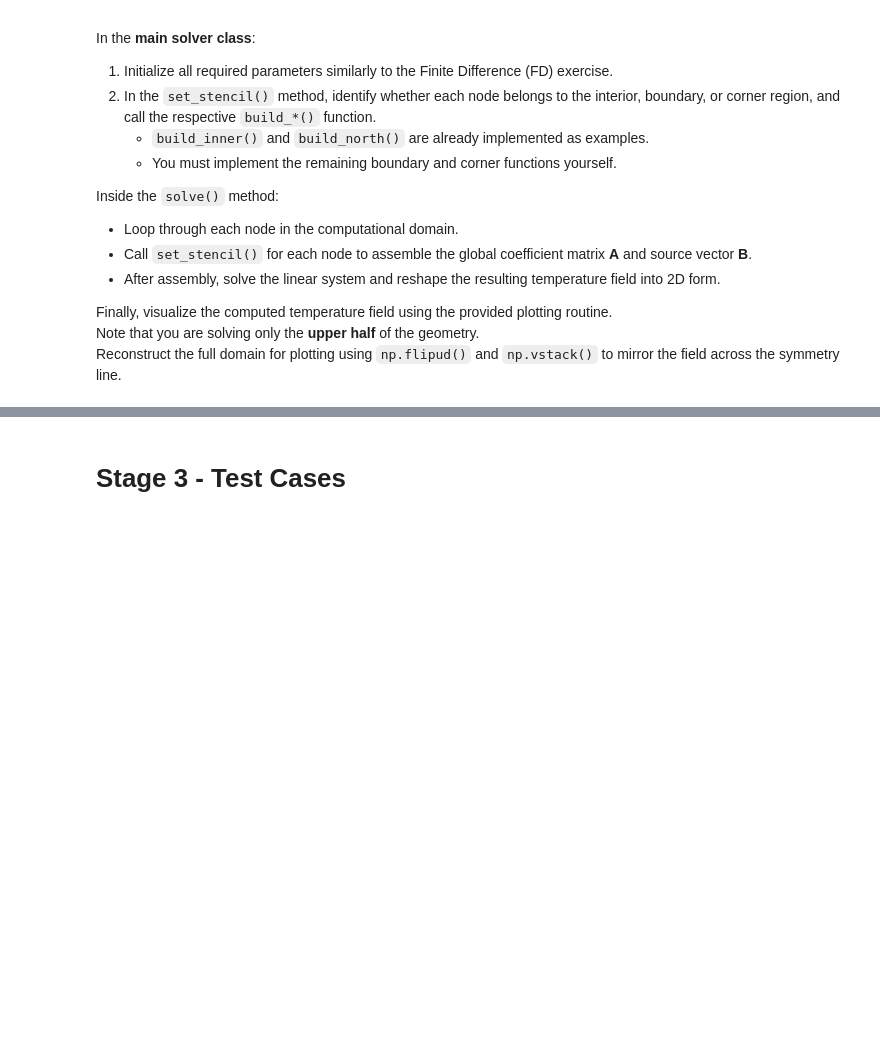
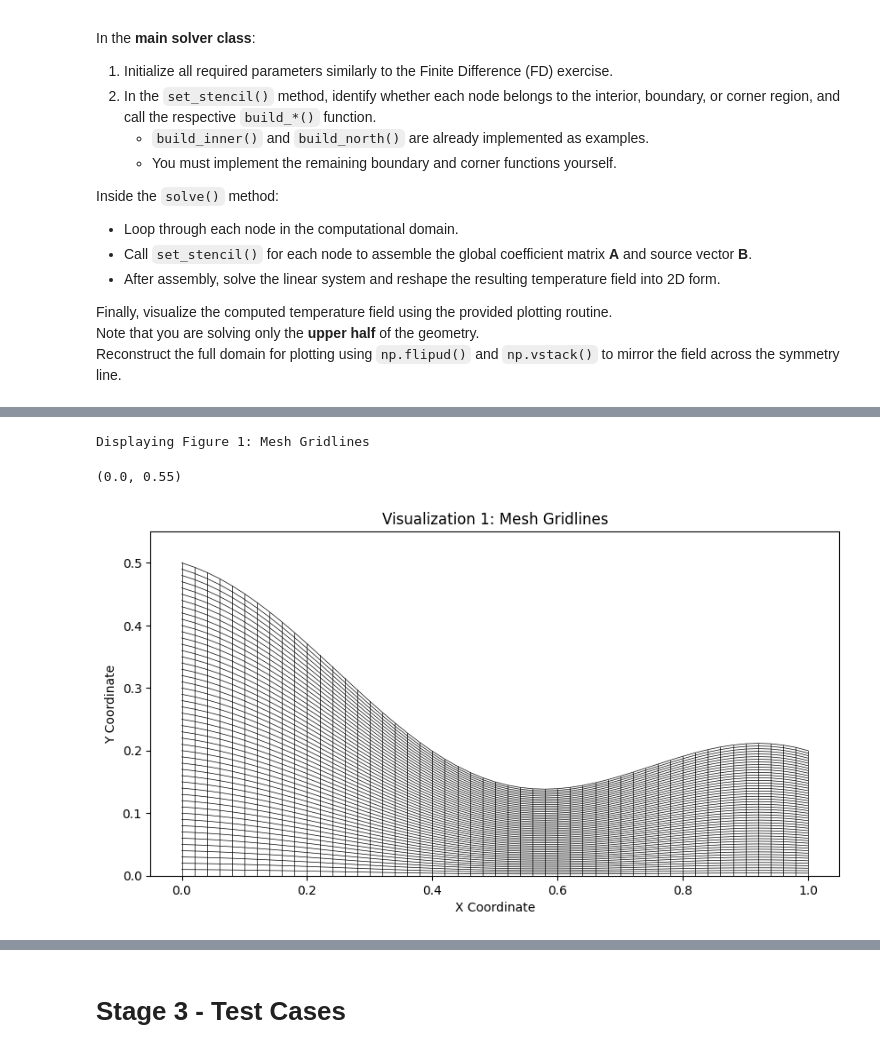
Before and after one commit to Nik0k01/CTFD, a Jupyter notebook: notebooks/Nikodem_Dabrowski_ex3.ipynb, the cells around one changed output, grey strips where cells are left out. Cells and saved outputs as stored; diff of their text form; code cells hidden in the pictures; blank space fills up the shorter version.

```diff
--- a/notebooks/Nikodem_Dabrowski_ex3.ipynb
+++ b/notebooks/Nikodem_Dabrowski_ex3.ipynb
@@ -116,11 +116,54 @@ def setUpMesh(nodes_x, nodes_y, length, formfunction, shape):
     # X - matrix of x coordinates
     # Y - matrix of y coordinates
     X = np.linspace(0, length, nodes_x)
+    # Y cooridnates of the northern boundary
     north_shape = formfunction(X, shape)
     Y = np.ones((nodes_x, nodes_y))
+    for j in np.arange(nodes_y):
+        Y[:, j] = np.linspace(north_shape[j], 0, nodes_y)
 
+    X = np.ones((nodes_x, nodes_y)) * X
 
     return X , Y
+# %%
+# if you fail to implement linear, go with rectangular case!
+shape =  'crazy'    # 'rectangular', 'linear',  'quadratic', 'crazy'
+
+l = 1
+dimX = 51
+dimY = 51
+
+boundary =   ['D', 'N', 'D', 'D'] # [N,S,W,E] : D : Dirichlet, N : Neumann, R : Robin
+TD =  [100 , 100 , 300 , 100] # [N,S,W,E]
+alpha = 20
+Tinf = 90
+q = 0
+
+X, Y = setUpMesh(dimX, dimY, l, formfunction, shape)
+# %%
+print("Displaying Figure 1: Mesh Gridlines")
+fig1, ax1 = plt.subplots(figsize=(10, 6))
+
+# Matplotlib's plot() function is smart:
+# - plot(X, Y) plots all columns of X against all columns of Y.
+# - plot(X.T, Y.T) plots all rows (transposed to be columns)
+
+# Plot the "vertical" mesh lines (columns)
+ax1.plot(X, Y, color='black', lw=0.5)
+# Plot the "horizontal" mesh lines (rows)
+ax1.plot(X.T, Y.T, color='black', lw=0.5)
+
+# Set plot properties
+ax1.set_title('Visualization 1: Mesh Gridlines')
+ax1.set_xlabel('X Coordinate')
+ax1.set_ylabel('Y Coordinate')
+# Using 'equal' aspect ratio is crucial for seeing the mesh's true shape
+ax1.set_aspect('equal')
+ax1.set_ylim(0, np.max(Y) * 1.1) # Add some padding
+# %% [output]
+Displaying Figure 1: Mesh Gridlines
+(0.0, 0.55)
+[figure, added]
 # %%
 class Coordinate2D():
     def __init__(self, x, y):
```
Also changed, not shown: parts of 2 cells of this notebook.
